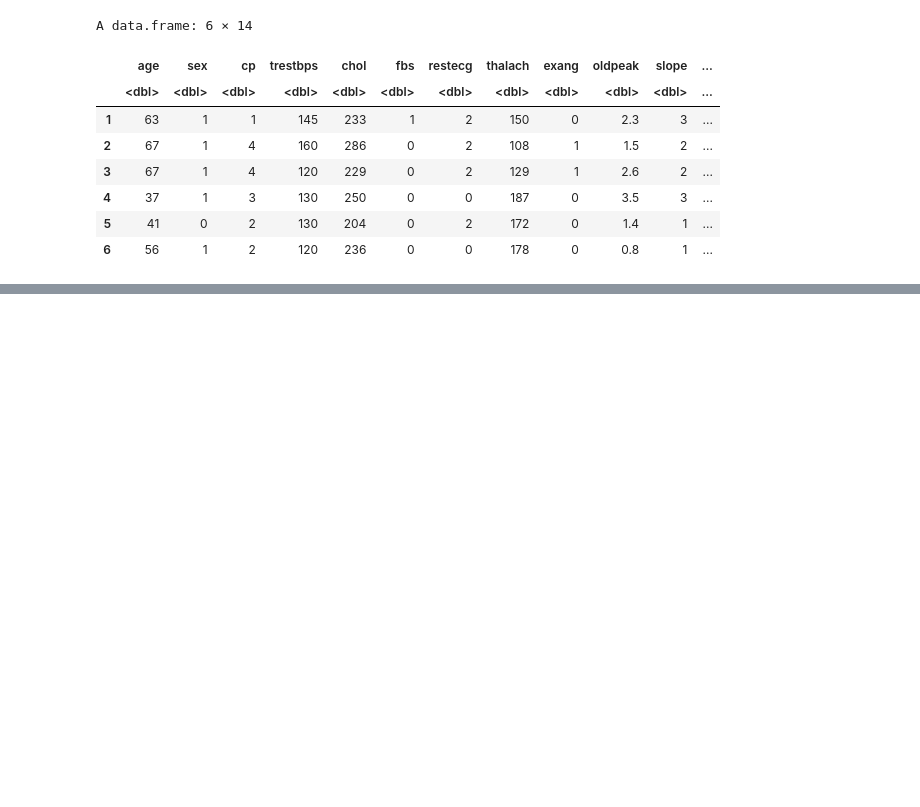
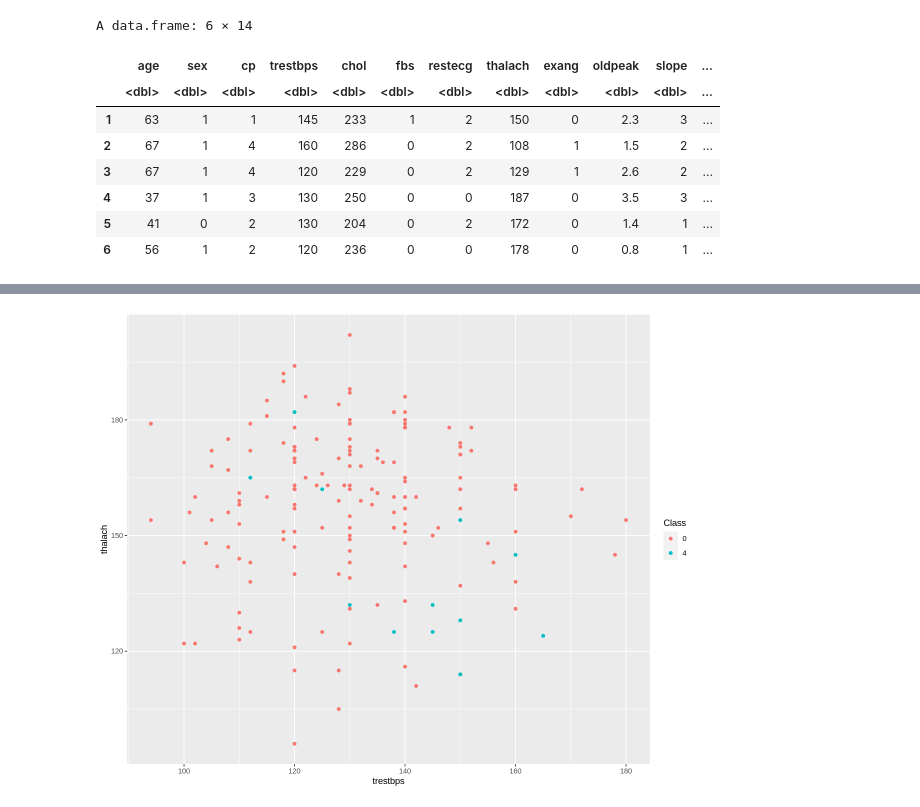
Before and after one commit to jamiema1/Predicting-Heart-Disease-with-KNN-Algorithm, a Jupyter notebook: heart_disease_data.ipynb, the cells around one changed output, grey strips where cells are left out. Saved outputs shown, nothing was run; the diff lists cells and outputs as text; code cells hidden in the pictures; blank space fills up the shorter version.

```diff
--- a/heart_disease_data.ipynb
+++ b/heart_disease_data.ipynb
@@ -288,0 +317,7 @@ age_plot
+# %%
+options(repr.plot.width = 10, repr.plot.height = 8)
+d <- filter(heart_data, Class == 0 | Class == 4)
+ggplot(d, aes(x=trestbps,y=thalach,color=Class)) +
+    geom_point()
+# %% [output]
+[figure, added]
```
Also changed, not shown: parts of 16 cells of this notebook.
